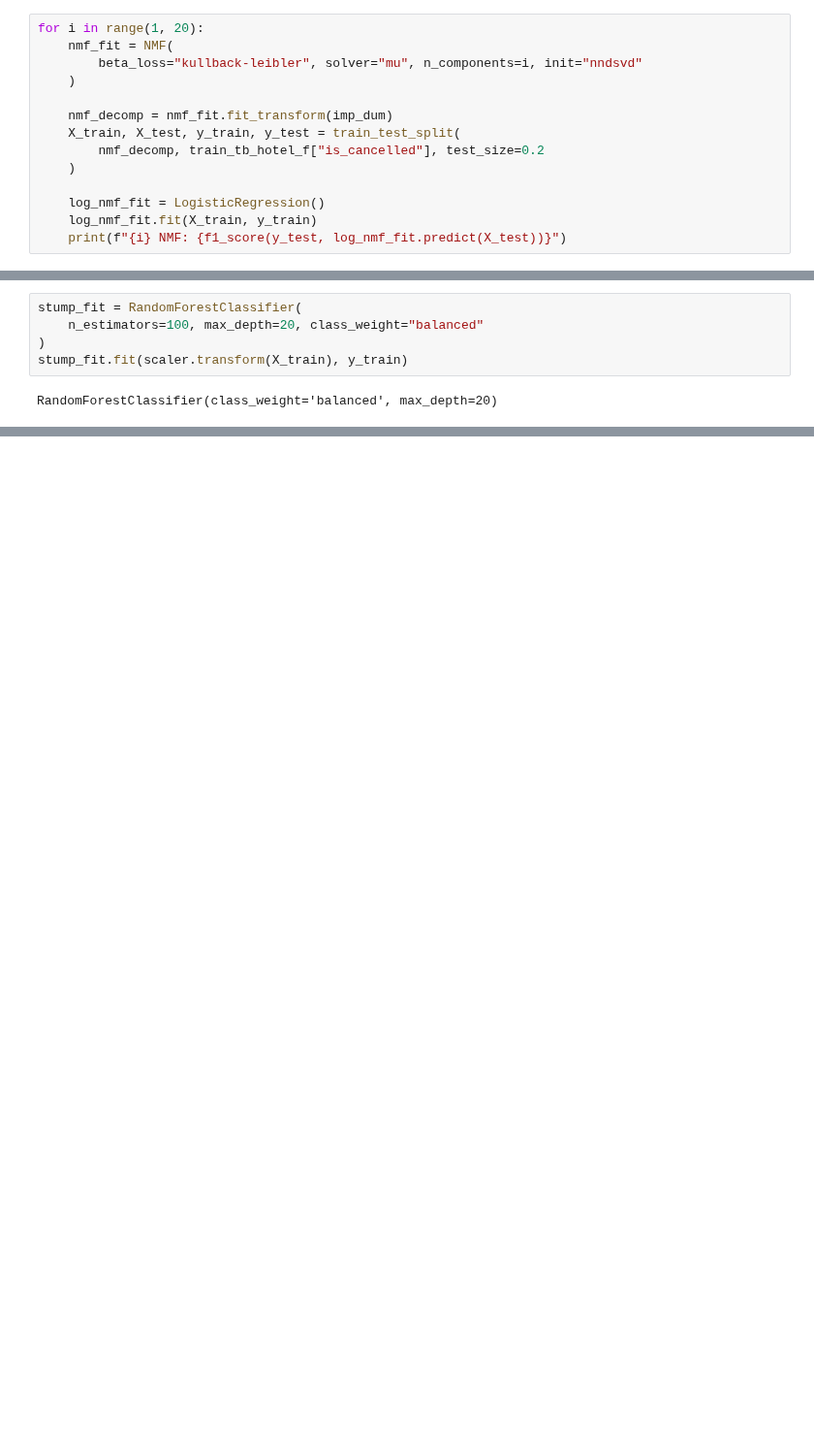
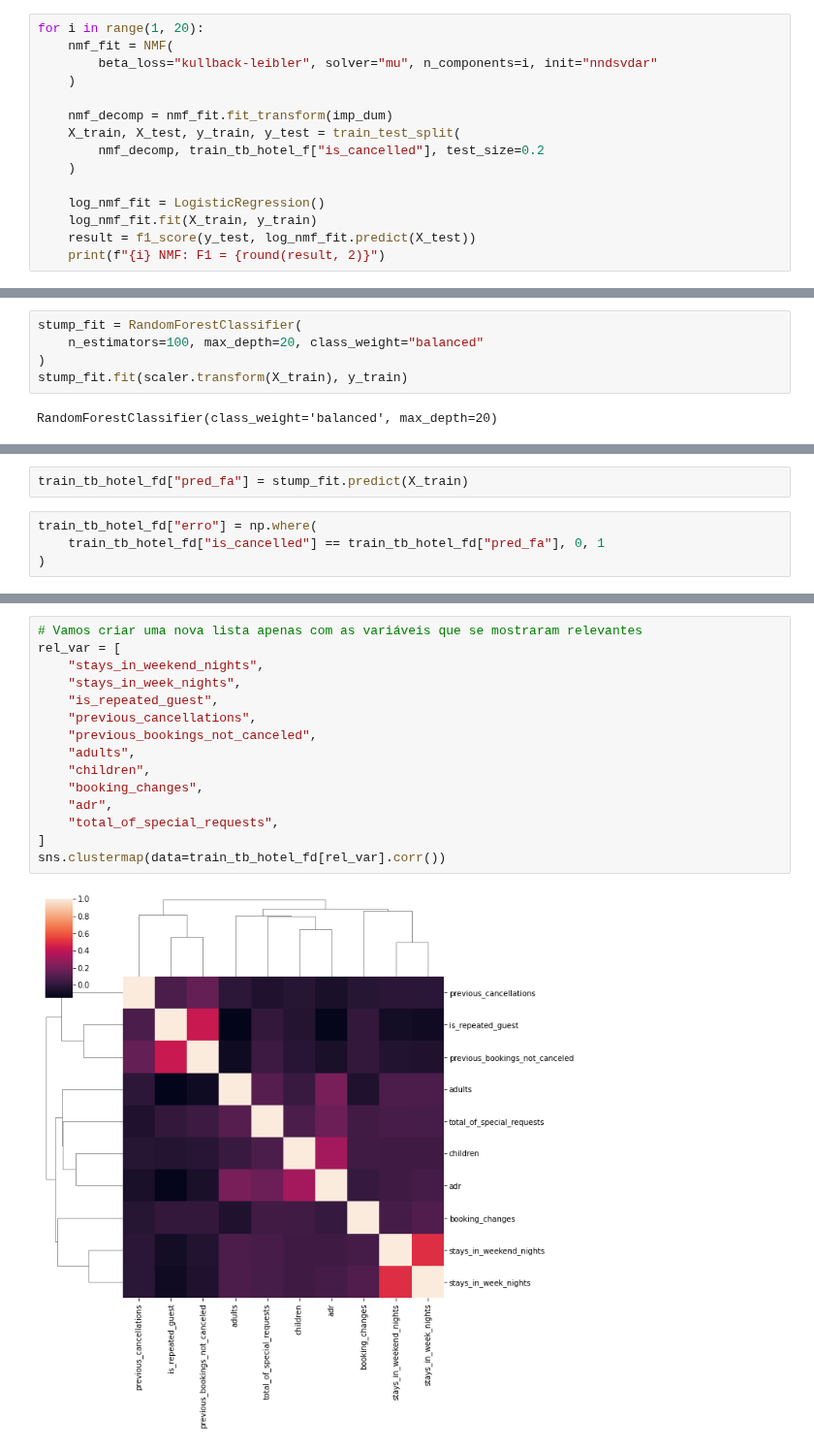
Before and after one commit to pedroteche-ih/64_PT_NOV202111, a Jupyter notebook: aulas/64 DA PT NOV-2021 Aula 20220402 Case Hotel.ipynb, the cells around one changed output, grey strips where cells are left out. Shown at 97% size. Drawn from its saved outputs; the diff is of its cells as text; blank space fills up the shorter version.

```diff
--- a/aulas/64 DA PT NOV-2021 Aula 20220402 Case Hotel.ipynb
+++ b/aulas/64 DA PT NOV-2021 Aula 20220402 Case Hotel.ipynb
@@ -513,7 +445,7 @@ from sklearn.model_selection import train_test_split
 # %%
 for i in range(1, 20):
     nmf_fit = NMF(
-        beta_loss="kullback-leibler", solver="mu", n_components=i, init="nndsvd"
+        beta_loss="kullback-leibler", solver="mu", n_components=i, init="nndsvdar"
     )
 
     nmf_decomp = nmf_fit.fit_transform(imp_dum)
@@ -523,5 +455,6 @@ for i in range(1, 20):
 
     log_nmf_fit = LogisticRegression()
     log_nmf_fit.fit(X_train, y_train)
-    print(f"{i} NMF: {f1_score(y_test, log_nmf_fit.predict(X_test))}")
+    result = f1_score(y_test, log_nmf_fit.predict(X_test))
+    print(f"{i} NMF: F1 = {round(result, 2)}")
 # %% [output]
@@ -710,0 +683,6 @@ F1-Score: 0.8303044401151465
+# %%
+train_tb_hotel_fd["pred_fa"] = stump_fit.predict(X_train)
+# %%
+train_tb_hotel_fd["erro"] = np.where(
+    train_tb_hotel_fd["is_cancelled"] == train_tb_hotel_fd["pred_fa"], 0, 1
+)
@@ -710,0 +753,17 @@ F1-Score: 0.8303044401151465
+# %%
+# Vamos criar uma nova lista apenas com as variáveis que se mostraram relevantes
+rel_var = [
+    "stays_in_weekend_nights",
+    "stays_in_week_nights",
+    "is_repeated_guest",
+    "previous_cancellations",
+    "previous_bookings_not_canceled",
+    "adults",
+    "children",
+    "booking_changes",
+    "adr",
+    "total_of_special_requests",
+]
+sns.clustermap(data=train_tb_hotel_fd[rel_var].corr())
+# %% [output]
+[figure, added]
```
Also changed, not shown: parts of 57 cells of this notebook, 2 other files.
